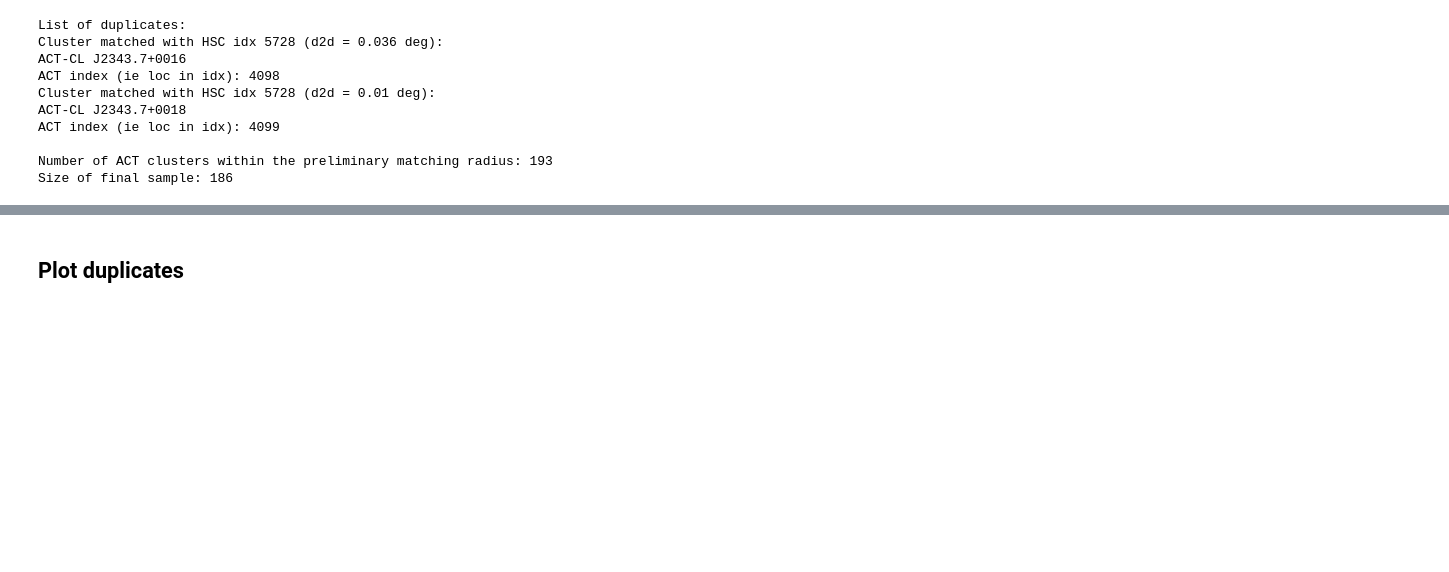
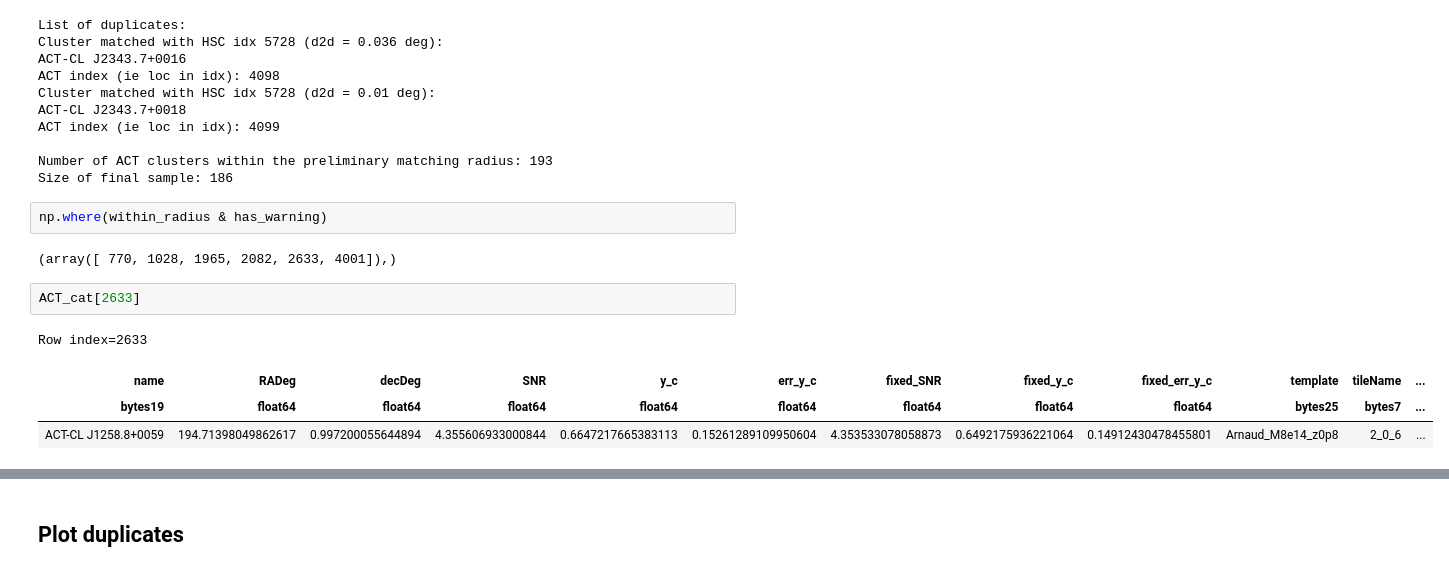
Before and after one commit to Jupiter1994/hsc-miscentering, a Jupyter notebook: HSC_ACT_Offset_Distribution.ipynb, the cells around one changed output, grey strips where cells are left out. Saved outputs shown, nothing was run; the diff lists cells and outputs as text; blank space fills up the shorter version.

```diff
--- a/HSC_ACT_Offset_Distribution.ipynb
+++ b/HSC_ACT_Offset_Distribution.ipynb
@@ -409,3 +418,14 @@ ACT index (ie loc in idx): 4099
 
 Number of ACT clusters within the preliminary matching radius: 193
 Size of final sample: 186
+# %%
+np.where(within_radius & has_warning)
+# %% [output]
+(array([ 770, 1028, 1965, 2082, 2633, 4001]),)
+# %%
+ACT_cat[2633]
+# %% [output]
+Row index=2633
+| name | RADeg | decDeg | SNR | y_c | err_y_c | fixed_SNR | fixed_y_c | fixed_err_y_c | template | tileName | ... |
+| bytes19 | float64 | float64 | float64 | float64 | float64 | float64 | float64 | float64 | bytes25 | bytes7 | ... |
+| ACT-CL J1258.8+0059 | 194.71398049862617 | 0.997200055644894 | 4.355606933000844 | 0.6647217665383113 | 0.15261289109950604 | 4.353533078058873 | 0.6492175936221064 | 0.14912430478455801 | Arnaud_M8e14_z0p8 | 2_0_6 | ... |
```
Also changed, not shown: parts of 6 cells of this notebook, 3 other files.
